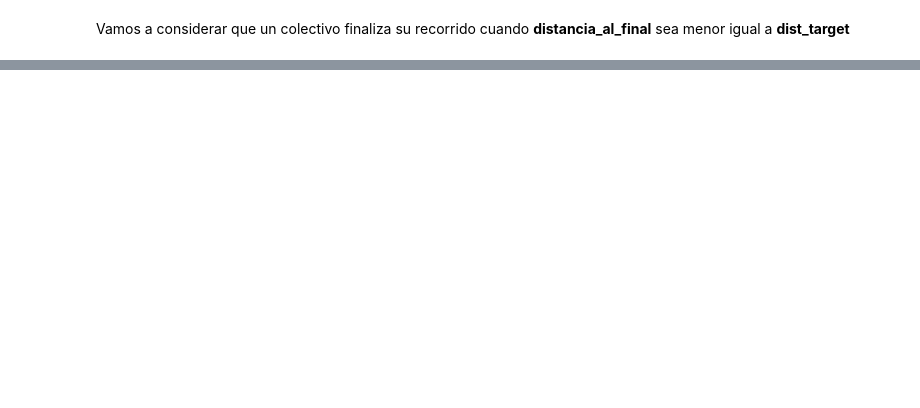
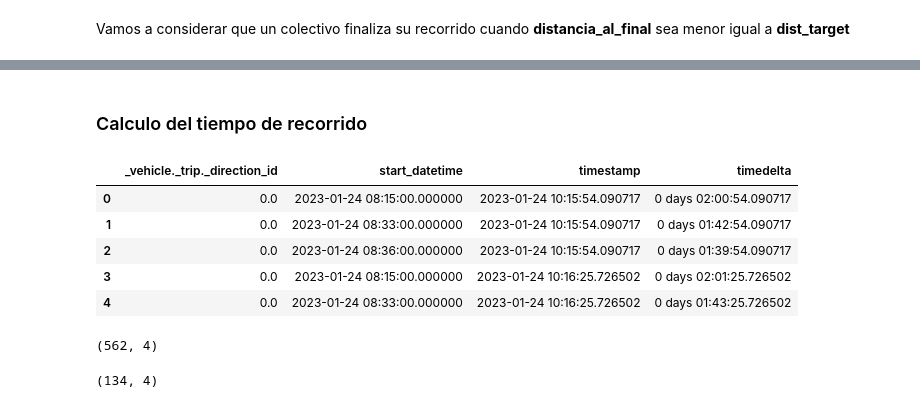
Before and after one commit to yagopajarino/colectivos-152, a Jupyter notebook: Colectivos.ipynb, the cells around one changed output, grey strips where cells are left out. Drawn from its saved outputs; the diff is of its cells as text; code cells hidden in the pictures; blank space fills up the shorter version.

```diff
--- a/Colectivos.ipynb
+++ b/Colectivos.ipynb
@@ -131,3 +136,0 @@ memory usage: 10.4+ KB
-# %%
-# Dropeamos columnas sin datos
-df.dropna(1, "all", inplace=True)
@@ -168,8 +151,6 @@ def print_gps_point(row):
     """
     color = ("#ff0000", "#0000ff", "#00ff00")[int(row["_vehicle._trip._direction_id"])]
     print(f"{row['_vehicle._position._latitude']},{row['_vehicle._position._longitude']},{color},marker,{row['_id']}")
-# %%
-df["_vehicle._trip._direction_id"].fillna(2, inplace=True)
 # %% [markdown]
 Posiciones de colectivos 23/01/2023 20:15hs
 
@@ -206,0 +249,19 @@ finalizados.to_csv('finalizados.csv', mode='a', index=False, header=False)
+# %% [markdown]
+### Calculo del tiempo de recorrido
+# %%
+finalizados = pd.read_csv("finalizados.csv", names=list(df.columns))
+# %%
+finalizados = finalizados[["_vehicle._trip._direction_id", "start_datetime", "timestamp", "timedelta"]]
+# %%
+finalizados.head()
+# %% [output]
+|  | _vehicle._trip._direction_id | start_datetime | timestamp | timedelta |
+| 0 | 0.0 | 2023-01-24 08:15:00.000000 | 2023-01-24 10:15:54.090717 | 0 days 02:00:54.090717 |
+| 1 | 0.0 | 2023-01-24 08:33:00.000000 | 2023-01-24 10:15:54.090717 | 0 days 01:42:54.090717 |
+| 2 | 0.0 | 2023-01-24 08:36:00.000000 | 2023-01-24 10:15:54.090717 | 0 days 01:39:54.090717 |
+| 3 | 0.0 | 2023-01-24 08:15:00.000000 | 2023-01-24 10:16:25.726502 | 0 days 02:01:25.726502 |
+| 4 | 0.0 | 2023-01-24 08:33:00.000000 | 2023-01-24 10:16:25.726502 | 0 days 01:43:25.726502 |
+# %%
+finalizados.shape
+# %% [output]
+(562, 4)
@@ -206,0 +272,4 @@ finalizados.to_csv('finalizados.csv', mode='a', index=False, header=False)
+# %%
+finalizados.shape
+# %% [output]
+(134, 4)
```
Also changed, not shown: parts of 20 cells of this notebook, 1 other file.
